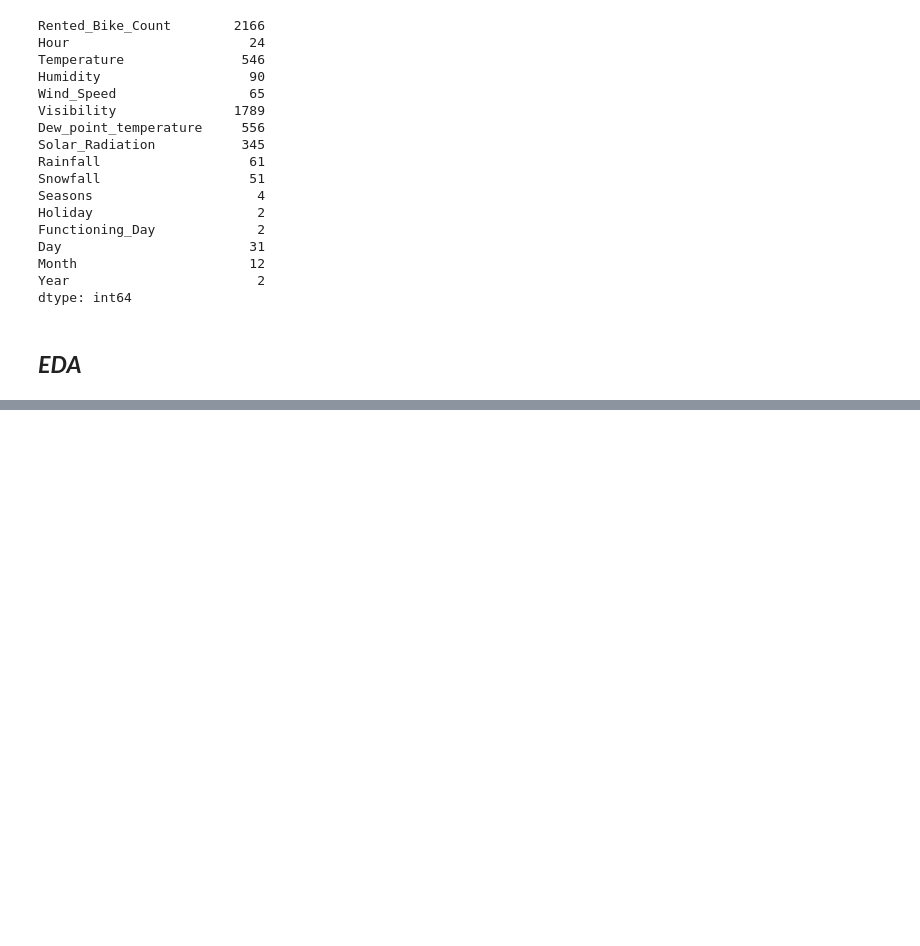
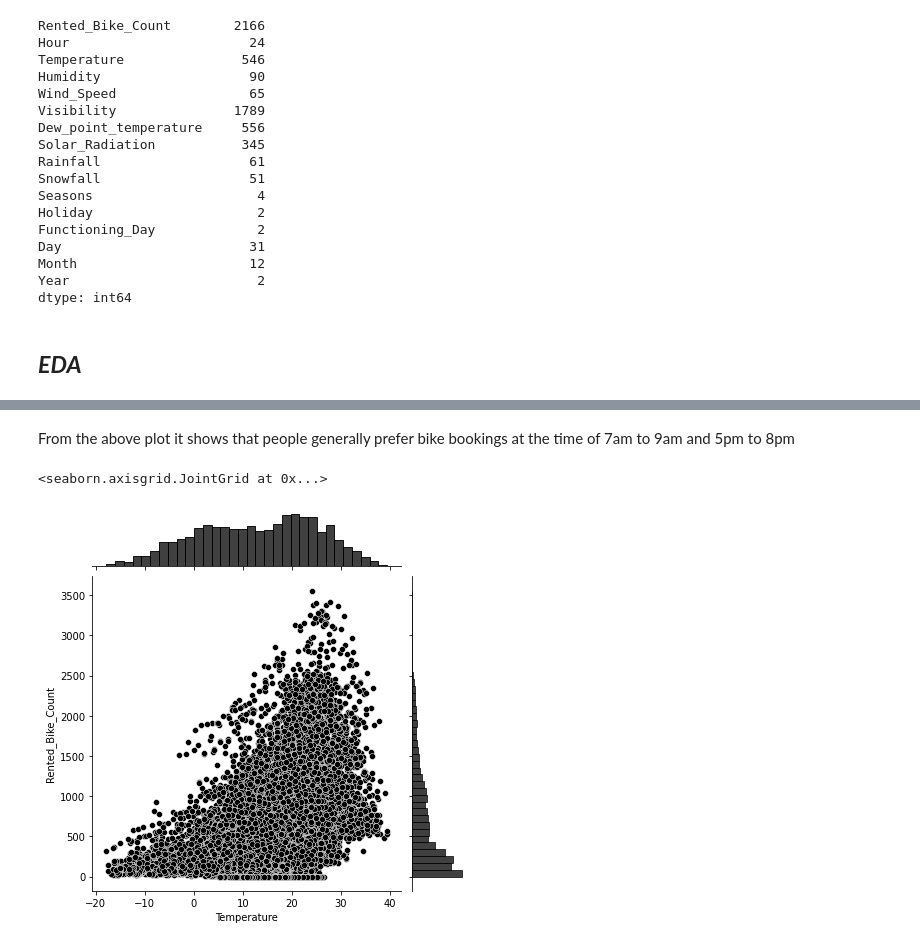
Before and after one commit to ramrakhyaniRiya/Capstone_2, a Jupyter notebook: Copy_of_Bike_Sharing_Demand_Prediction_Capstone_Project.ipynb, the cells around one changed output, grey strips where cells are left out. Saved outputs shown, nothing was run; the diff lists cells and outputs as text; code cells hidden in the pictures; blank space fills up the shorter version.

```diff
--- a/Copy_of_Bike_Sharing_Demand_Prediction_Capstone_Project.ipynb
+++ b/Copy_of_Bike_Sharing_Demand_Prediction_Capstone_Project.ipynb
@@ -238,0 +254,7 @@ dtype: int64
+# %% [markdown]
+From the above plot it shows that people generally prefer bike bookings at the time of 7am to 9am and 5pm to 8pm
+# %%
+sns.jointplot(data=df, x='Temperature', y='Rented_Bike_Count' , color = 'black')
+# %% [output]
+<seaborn.axisgrid.JointGrid at 0x...>
+[figure, added]
```
Also changed, not shown: parts of 28 cells of this notebook.
